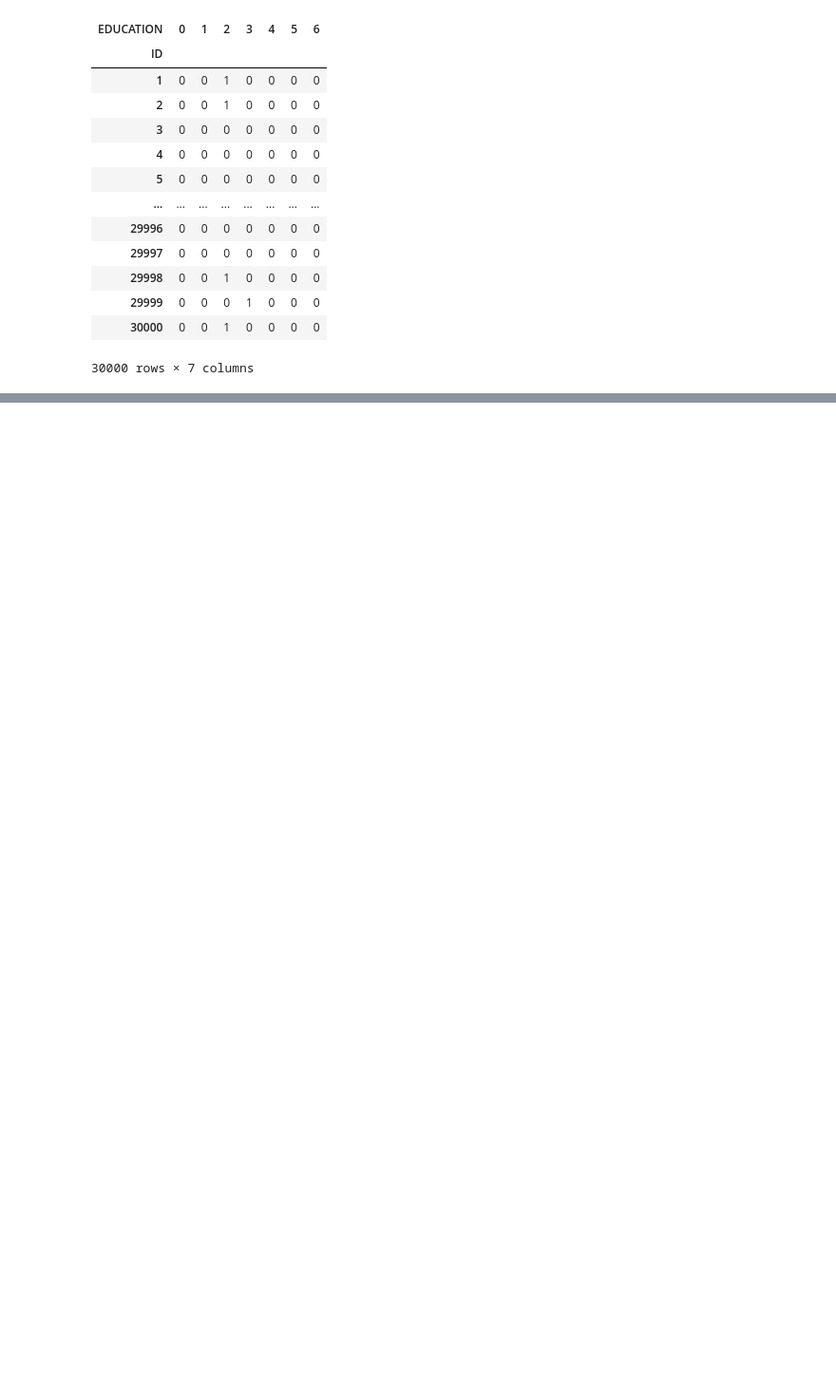
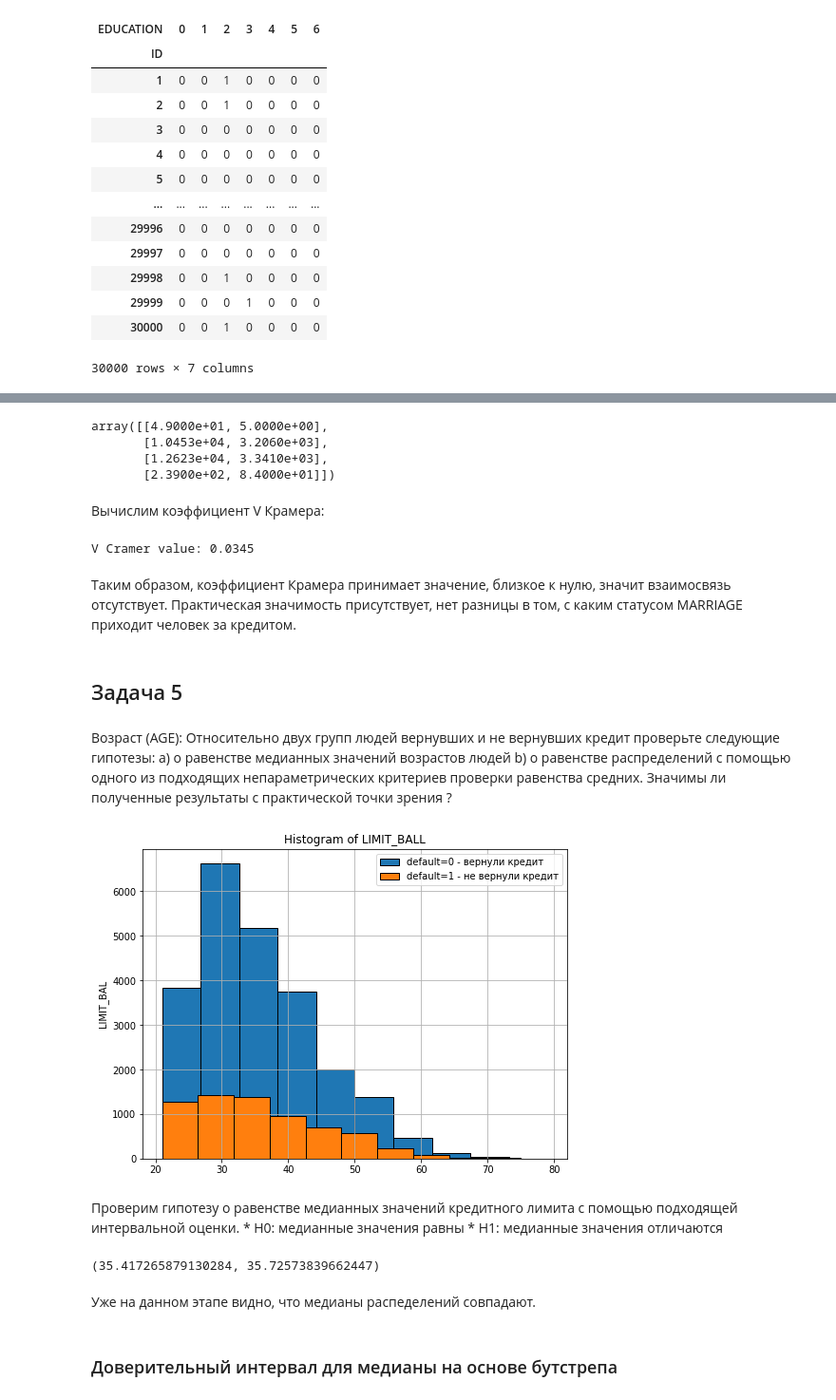
Before and after one commit to anafisa/ML-specialization, a Jupyter notebook: Stats for Data Analysis/Final Project/Credit Scoring/credit_scoring_assignment.ipynb, the cells around one changed output, grey strips where cells are left out. Shown at 95% size. Saved outputs shown, nothing was run; the diff lists cells and outputs as text; code cells hidden in the pictures; blank space fills up the shorter version.

```diff
--- a/Stats for Data Analysis/Final Project/Credit Scoring/credit_scoring_assignment.ipynb
+++ b/Stats for Data Analysis/Final Project/Credit Scoring/credit_scoring_assignment.ipynb
@@ -344,0 +327,13 @@ sales_correlation
+# %%
+table = np.empty( (len(mar.value_counts()), 2) )
+for i in range(len(mar.value_counts())):
+    table[i, 0] = len(mar_0.loc[mar_0 == i])
+    table[i, 1] = len(mar_1.loc[mar_1 == i])
+table
+# %% [output]
+array([[4.9000e+01, 5.0000e+00],
+       [1.0453e+04, 3.2060e+03],
+       [1.2623e+04, 3.3410e+03],
+       [2.3900e+02, 8.4000e+01]])
+# %% [markdown]
+Вычислим коэффициент V Крамера:
@@ -344,0 +345,40 @@ sales_correlation
+# %%
+print('V Cramer value: %.4f' % cramers_stat(table))
+# %% [output]
+V Cramer value: 0.0345
+# %% [markdown]
+Таким образом, коэффициент Крамера принимает значение, близкое к нулю, значит взаимосвязь отсутствует.
+Практическая значимость присутствует, нет разницы в том, с каким статусом MARRIAGE приходит человек за кредитом.
+# %% [markdown]
+## Задача 5
+# %% [markdown]
+Возраст (AGE): Относительно двух групп людей  вернувших и не вернувших кредит  проверьте следующие гипотезы:   a)  о равенстве медианных значений возрастов людей   b) о равенстве распределений  с помощью одного из подходящих непараметрических критериев проверки равенства средних.  Значимы ли полученные результаты с практической точки зрения ?
+# %%
+age_0 = data.AGE.loc[data.default == 0]
+age_1 = data.AGE.loc[data.default == 1]
+# %%
+pylab.figure(1, figsize=(8,6))
+pylab.subplot(111)
+pylab.grid()
+
+pylab.title('Histogram of LIMIT_BALL')
+pylab.hist(age_0, label="default=0 - вернули кредит", edgecolor='k')
+pylab.hist(age_1, label="default=1 - не вернули кредит", edgecolor='k')
+
+pylab.ylabel('LIMIT_BAL')
+pylab.legend()
+pylab.show()
+# %% [output]
+[figure, added]
+# %% [markdown]
+Проверим гипотезу о равенстве медианных значений кредитного лимита с помощью подходящей интервальной оценки.
+        * H0: медианные значения равны
+        * H1: медианные значения отличаются
+# %%
+age_0.mean(), age_1.mean()
+# %% [output]
+(35.417265879130284, 35.72573839662447)
+# %% [markdown]
+Уже на данном этапе видно, что медианы распеделений совпадают.
+# %% [markdown]
+### Доверительный интервал для медианы на основе бутстрепа
```
Also changed, not shown: parts of 28 cells of this notebook.
